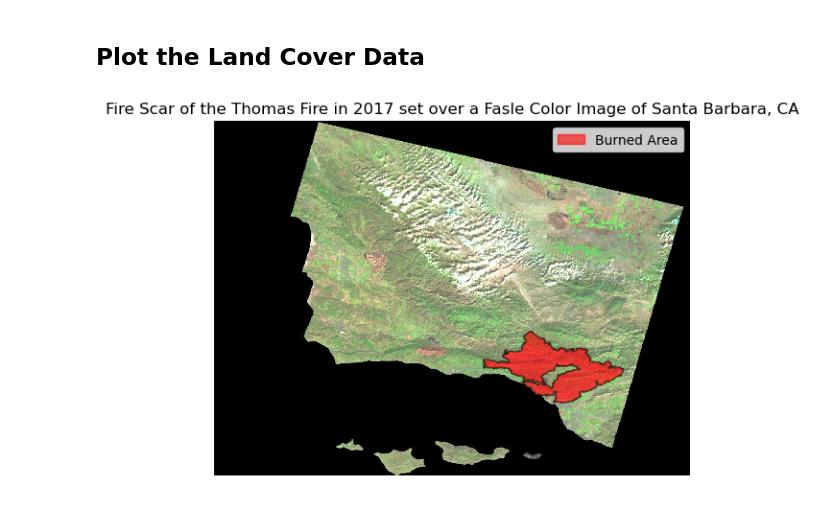
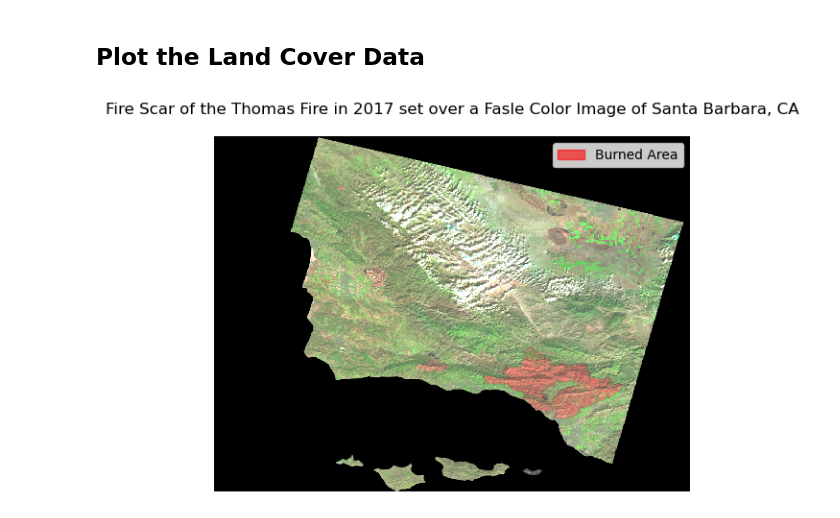
Before and after one commit to hmchilders/ThomasFire_AQI, a Jupyter notebook: Blog_post_version.ipynb, the cells around one changed output. Drawn from its saved outputs; the diff is of its cells as text; code cells hidden in the pictures.

```diff
--- a/Blog_post_version.ipynb
+++ b/Blog_post_version.ipynb
@@ -111,6 +124,9 @@ aqi_sb.plot(use_index = True,
 # %%
+# re-assign the column names - .str.lower() makes them lower case
+calfire.columns = calfire.columns.str.lower()
+
 #Select only the thomas fire from the calfire data
-calfire = calfire[calfire['FIRE_NAME'] == 'THOMAS']
+calfire = calfire[calfire['fire_name'] == 'THOMAS']
 
 # Reproject the calfire data to the landsat CRS
 calfire = calfire.to_crs(landsat.rio.crs)
@@ -144,25 +160,25 @@ landsat_false.plot.imshow(robust = True)
 # %%
 # Create the Figure and Axis
 fig, ax = plt.subplots()
 
 #Turn the Axes off
 ax.axis('off')
 
 #Plot the Datasets
-calfire.plot(ax=ax, color='red', alpha = 0.6, edgecolor='black')
+calfire.plot(ax=ax, color='red', alpha = 0.1, edgecolor='black')
 landsat_false.plot.imshow(ax = ax, robust = True)
 
 #Add a figure title
 ax.set_title('Fire Scar of the Thomas Fire in 2017 set over a Fasle Color Image of Santa Barbara, CA')
 
 #Add a figure legend
 fire_scar = mpatches.Patch(color='red', alpha = 0.6, label='Burned Area')
 ax.legend(handles=[fire_scar])
 
 #Show the Plot
 plt.show()
 # %% [output]
-[figure, old version]
+[figure, new version]
 # %%
 #Save the figure as a PNG for the top of the document
 #fig.savefig('Final_Figure.png')
```
Also changed, not shown: parts of 11 cells of this notebook.
